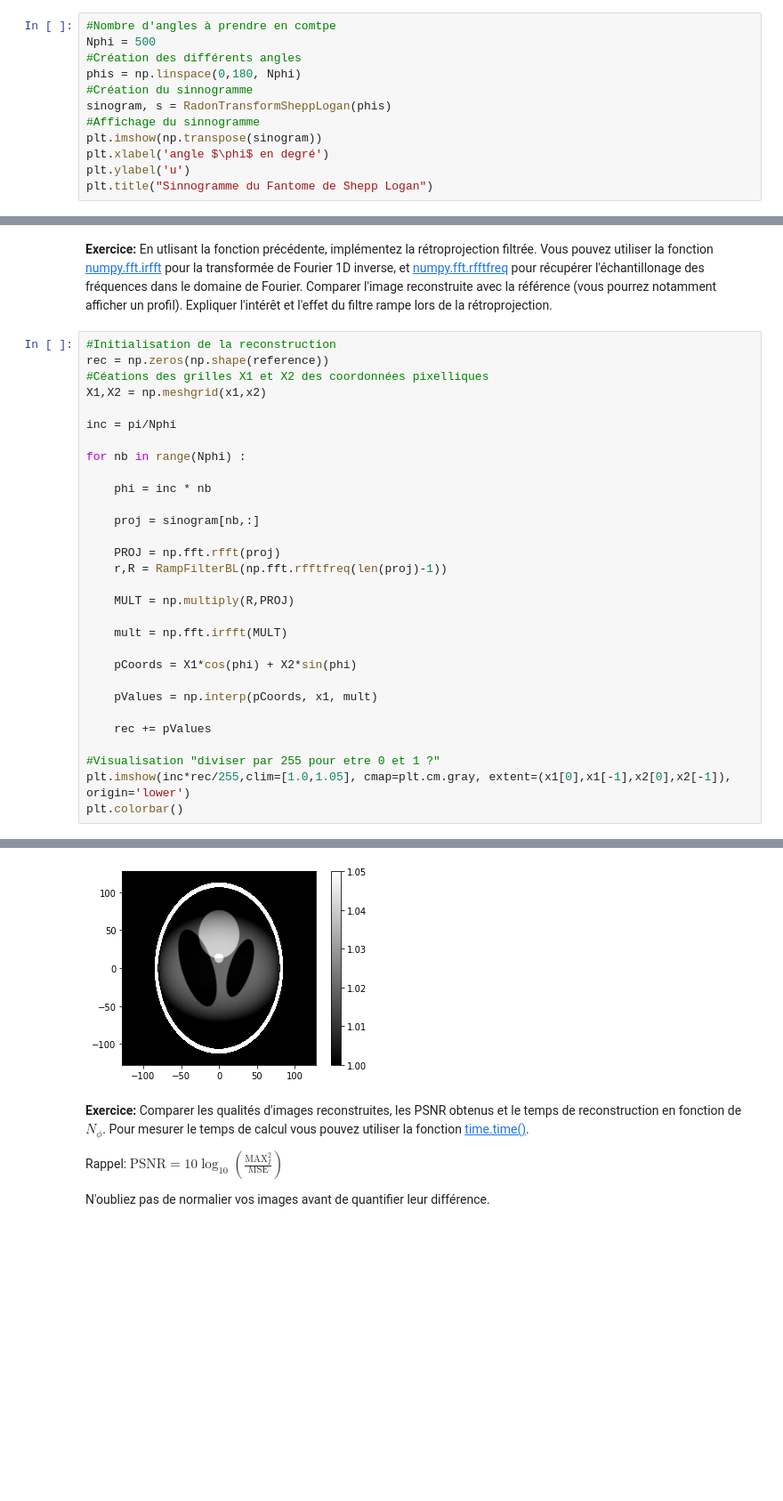
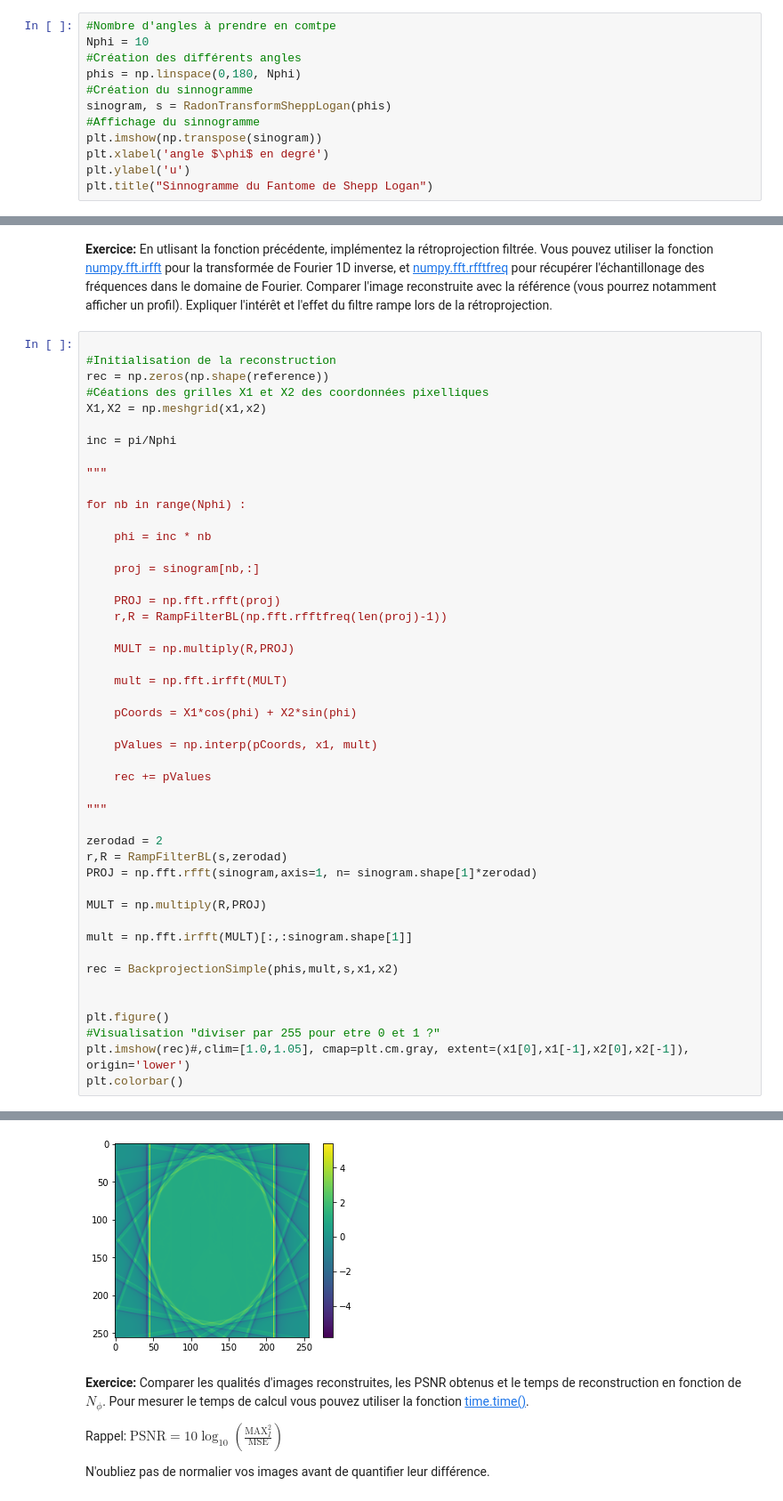
Before and after one commit to Guillaume0477/Tomographie, a Jupyter notebook: tp_tomo.ipynb, the cells around one changed output, grey strips where cells are left out. Shown at 89% size. Saved outputs shown, nothing was run; the diff lists cells and outputs as text; blank space fills up the shorter version.

```diff
--- a/tp_tomo.ipynb
+++ b/tp_tomo.ipynb
@@ -95,7 +96,7 @@ def RadonTransformSheppLogan(phideg):
 **Exercice:** Tracer le sinogramme en précisant $N_\phi$, le nombre d'angles choisi dans l'intervalle $[0°,180°[$
 # %%
 #Nombre d'angles à prendre en comtpe
-Nphi = 500
+Nphi = 10
 #Création des différents angles
 phis = np.linspace(0,180, Nphi)
 #Création du sinnogramme
@@ -283,38 +309,55 @@ def RampFilterBL(s, zeropad=2):
 **Exercice:** En utlisant la fonction précédente, implémentez la rétroprojection filtrée. Vous pouvez utiliser la fonction [numpy.fft.irfft](https://docs.scipy.org/doc/numpy/reference/generated/numpy.fft.irfft.html) pour la transformée de Fourier 1D inverse, et [numpy.fft.rfftfreq](https://docs.scipy.org/doc/numpy/reference/generated/numpy.fft.rfftfreq.html) pour récupérer l'échantillonage des fréquences dans le domaine de Fourier.
 Comparer l'image reconstruite avec la référence (vous pourrez notamment afficher un profil). Expliquer l'intérêt et l'effet du filtre rampe lors de la rétroprojection.
 # %%
+
 #Initialisation de la reconstruction
 rec = np.zeros(np.shape(reference))
 #Céations des grilles X1 et X2 des coordonnées pixelliques
 X1,X2 = np.meshgrid(x1,x2)
 
 inc = pi/Nphi
+
+"""
 
 for nb in range(Nphi) :
 
     phi = inc * nb
 
     proj = sinogram[nb,:]
 
     PROJ = np.fft.rfft(proj)
     r,R = RampFilterBL(np.fft.rfftfreq(len(proj)-1))
 
     MULT = np.multiply(R,PROJ)
 
     mult = np.fft.irfft(MULT)
 
     pCoords = X1*cos(phi) + X2*sin(phi)
 
     pValues = np.interp(pCoords, x1, mult)
 
     rec += pValues
 
+"""
+
+zerodad = 2
+r,R = RampFilterBL(s,zerodad)
+PROJ = np.fft.rfft(sinogram,axis=1, n= sinogram.shape[1]*zerodad)
+
+MULT = np.multiply(R,PROJ)
+
+mult = np.fft.irfft(MULT)[:,:sinogram.shape[1]]
+
+rec = BackprojectionSimple(phis,mult,s,x1,x2)
+
+
+plt.figure()
 #Visualisation "diviser par 255 pour etre 0 et 1 ?"
-plt.imshow(inc*rec/255,clim=[1.0,1.05], cmap=plt.cm.gray, extent=(x1[0],x1[-1],x2[0],x2[-1]), origin='lower')
+plt.imshow(rec)#,clim=[1.0,1.05], cmap=plt.cm.gray, extent=(x1[0],x1[-1],x2[0],x2[-1]), origin='lower')
 plt.colorbar()
 # %% [output]
 <matplotlib.colorbar.Colorbar at 0x...>
-[figure, old version]
+[figure, new version]
 # %% [markdown]
 **Exercice:** Comparer les qualités d'images reconstruites, les PSNR obtenus et le temps de reconstruction en fonction de $N_\phi$. Pour mesurer le temps de calcul vous pouvez utiliser la fonction [time.time()](https://docs.python.org/3/library/time.html).
 
```
Also changed, not shown: parts of 6 cells of this notebook.
